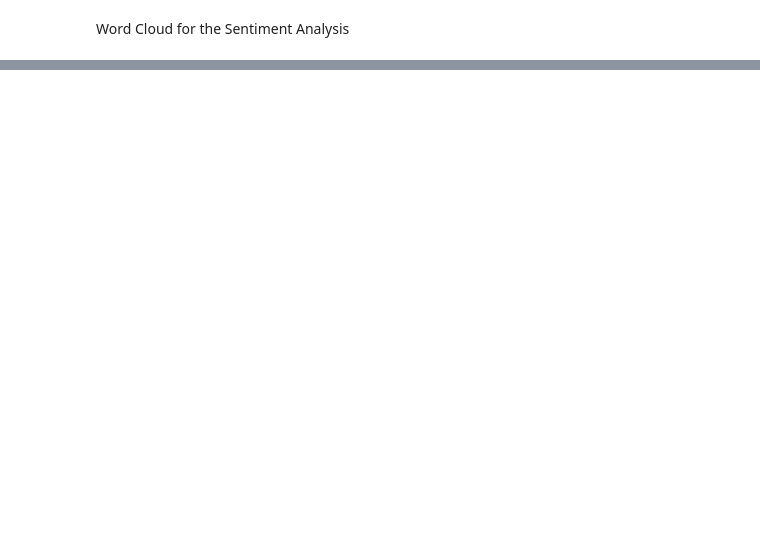
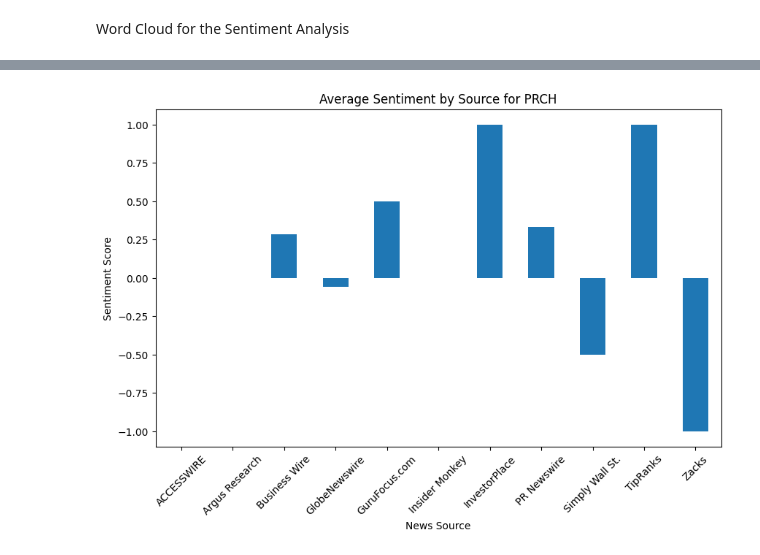
Before and after one commit to Mojoryson/Notebooks, a Jupyter notebook: Stock_Sentiment_Analysis/stock_sentiment.ipynb, the cells around one changed output, grey strips where cells are left out. Cells and saved outputs as stored; diff of their text form; code cells hidden in the pictures; blank space fills up the shorter version.

```diff
--- a/Stock_Sentiment_Analysis/stock_sentiment.ipynb
+++ b/Stock_Sentiment_Analysis/stock_sentiment.ipynb
@@ -204,0 +210,25 @@ SyntaxError: invalid non-printable character U+00A0 (4054539557.py, line 11)
+# %%
+# Convert sentiment labels to numeric values, handling potential variations
+def convert_sentiment_to_numeric(sentiment):
+    if sentiment.startswith('POS'):  # Check if sentiment starts with 'POS'
+        return 1
+    elif sentiment.startswith('NEG'):  # Check if sentiment starts with 'NEG'
+        return -1
+    else:
+        return 0  # If NE or "NEUTRAL", return 0
+# %%
+news_df['sentiment_numeric'] = news_df['sentiment'].apply(convert_sentiment_to_numeric)
+
+# Group by 'Source' and calculate the average sentiment
+source_sentiment = news_df.groupby('Source')['sentiment_numeric'].mean()
+
+# Create a bar chart
+plt.figure(figsize=(10, 6))
+source_sentiment.plot(kind='bar')
+plt.title(f"Average Sentiment by Source for {ticker}")
+plt.xlabel("News Source")
+plt.ylabel("Sentiment Score")
+plt.xticks(rotation=45)
+plt.show()
+# %% [output]
+[figure, added]
```
Also changed, not shown: parts of 17 cells of this notebook.
